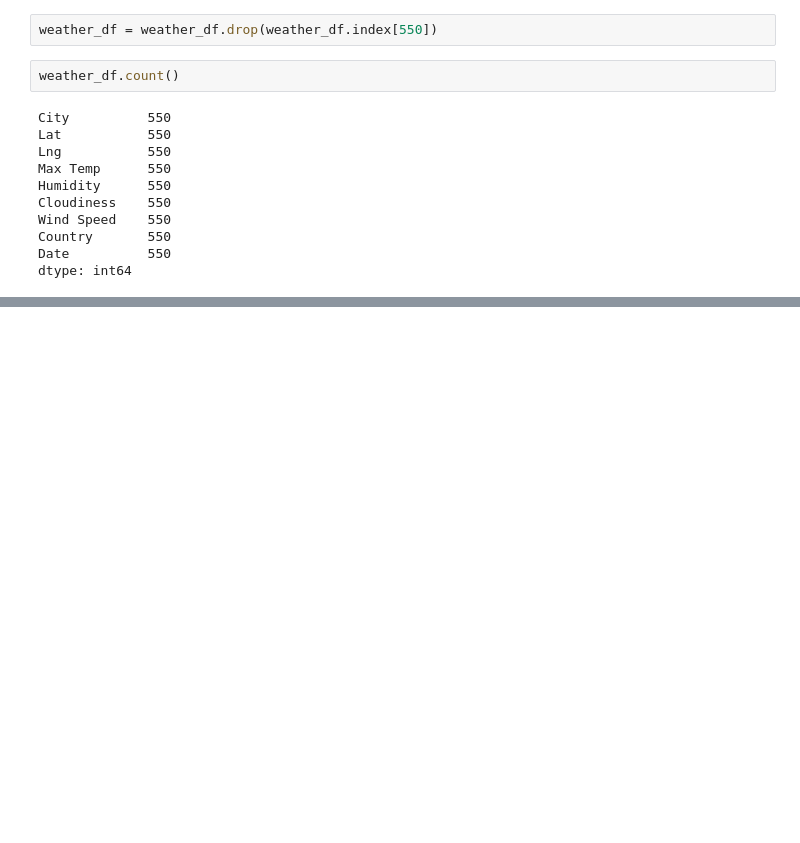
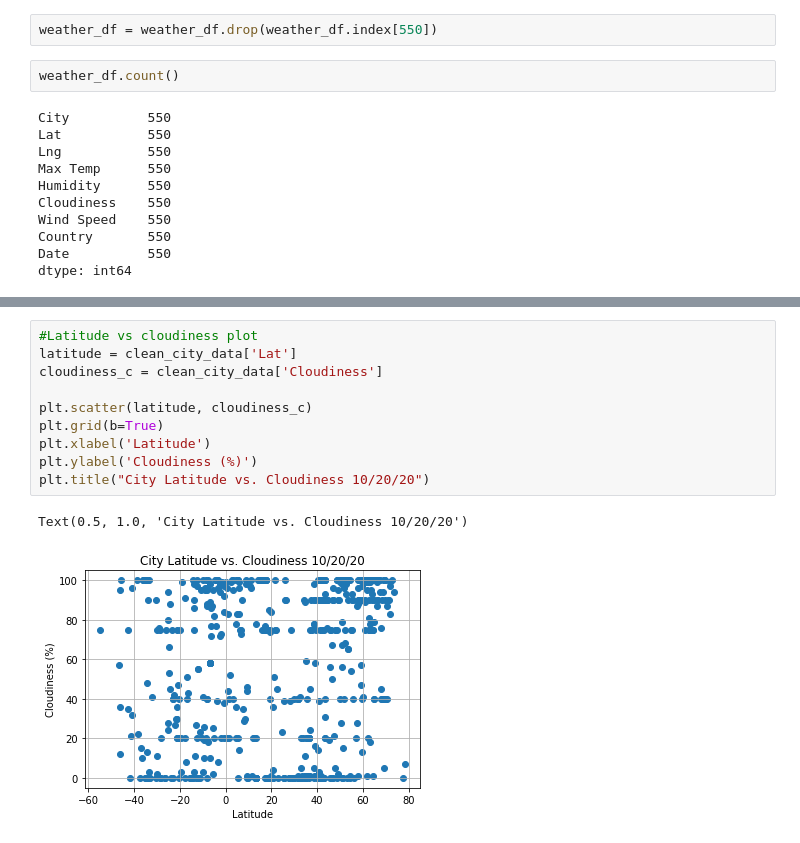
Before and after one commit to jeosqueri/City-Weather-Analysis, a Jupyter notebook: WeatherPy/WeatherPy.ipynb, the cells around one changed output, grey strips where cells are left out. Saved outputs shown, nothing was run; the diff lists cells and outputs as text; blank space fills up the shorter version.

```diff
--- a/WeatherPy/WeatherPy.ipynb
+++ b/WeatherPy/WeatherPy.ipynb
@@ -146,0 +219,13 @@ weather_df.head()
+# %%
+#Latitude vs cloudiness plot
+latitude = clean_city_data['Lat']
+cloudiness_c = clean_city_data['Cloudiness']
+
+plt.scatter(latitude, cloudiness_c)
+plt.grid(b=True)
+plt.xlabel('Latitude')
+plt.ylabel('Cloudiness (%)')
+plt.title("City Latitude vs. Cloudiness 10/20/20")
+# %% [output]
+Text(0.5, 1.0, 'City Latitude vs. Cloudiness 10/20/20')
+[figure, added]
```
Also changed, not shown: parts of 9 cells of this notebook.
